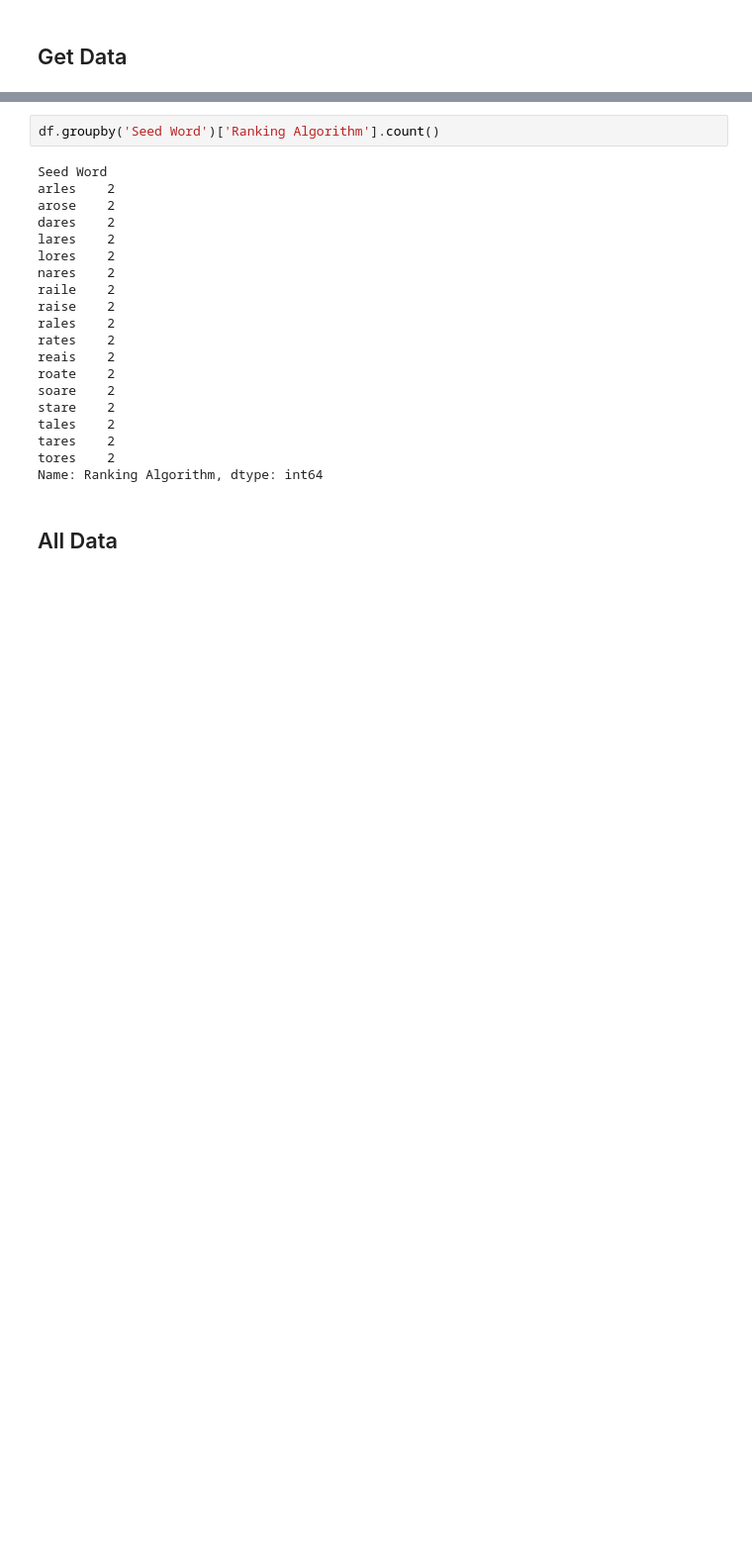
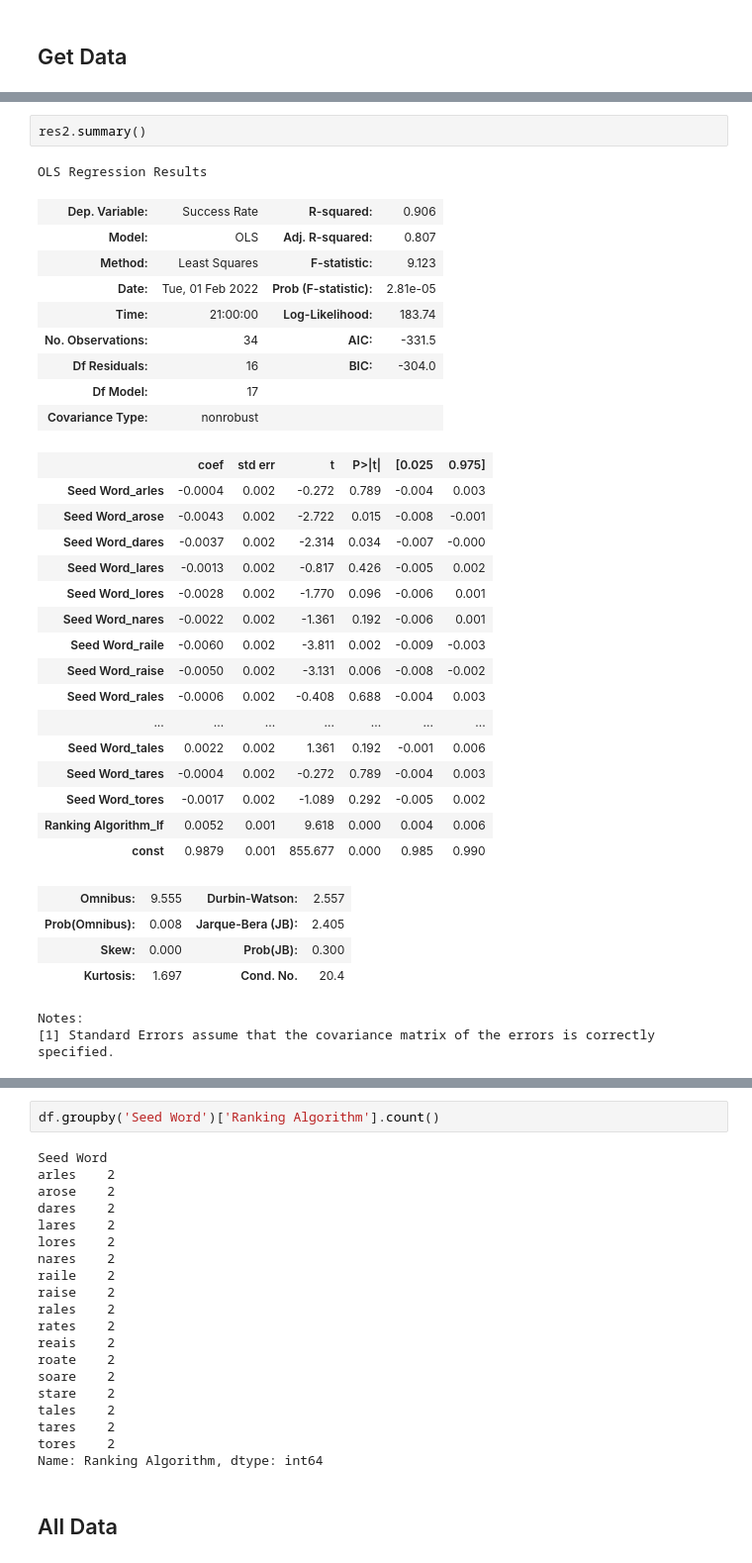
Before and after one commit to chrischow/wordle_solver, a Jupyter notebook: kaggle_kernel_output.ipynb, the cells around one changed output, grey strips where cells are left out. Shown at 99% size. Saved outputs shown, nothing was run; the diff lists cells and outputs as text; blank space fills up the shorter version.

```diff
--- a/kaggle_kernel_output.ipynb
+++ b/kaggle_kernel_output.ipynb
@@ -149,0 +190,35 @@ df.sort_values('Mean Steps').groupby('Ranking Algorithm').first()
+# %%
+res2.summary()
+# %% [output]
+OLS Regression Results
+| Dep. Variable: | Success Rate | R-squared: | 0.906 |
+| Model: | OLS | Adj. R-squared: | 0.807 |
+| Method: | Least Squares | F-statistic: | 9.123 |
+| Date: | Tue, 01 Feb 2022 | Prob (F-statistic): | 2.81e-05 |
+| Time: | 21:00:00 | Log-Likelihood: | 183.74 |
+| No. Observations: | 34 | AIC: | -331.5 |
+| Df Residuals: | 16 | BIC: | -304.0 |
+| Df Model: | 17 |  |  |
+| Covariance Type: | nonrobust |  |  |
+|  | coef | std err | t | P>|t| | [0.025 | 0.975] |
+| Seed Word_arles | -0.0004 | 0.002 | -0.272 | 0.789 | -0.004 | 0.003 |
+| Seed Word_arose | -0.0043 | 0.002 | -2.722 | 0.015 | -0.008 | -0.001 |
+| Seed Word_dares | -0.0037 | 0.002 | -2.314 | 0.034 | -0.007 | -0.000 |
+| Seed Word_lares | -0.0013 | 0.002 | -0.817 | 0.426 | -0.005 | 0.002 |
+| Seed Word_lores | -0.0028 | 0.002 | -1.770 | 0.096 | -0.006 | 0.001 |
+| Seed Word_nares | -0.0022 | 0.002 | -1.361 | 0.192 | -0.006 | 0.001 |
+| Seed Word_raile | -0.0060 | 0.002 | -3.811 | 0.002 | -0.009 | -0.003 |
+| Seed Word_raise | -0.0050 | 0.002 | -3.131 | 0.006 | -0.008 | -0.002 |
+| Seed Word_rales | -0.0006 | 0.002 | -0.408 | 0.688 | -0.004 | 0.003 |
+| ... | ... | ... | ... | ... | ... | ... |
+| Seed Word_tales | 0.0022 | 0.002 | 1.361 | 0.192 | -0.001 | 0.006 |
+| Seed Word_tares | -0.0004 | 0.002 | -0.272 | 0.789 | -0.004 | 0.003 |
+| Seed Word_tores | -0.0017 | 0.002 | -1.089 | 0.292 | -0.005 | 0.002 |
+| Ranking Algorithm_lf | 0.0052 | 0.001 | 9.618 | 0.000 | 0.004 | 0.006 |
+| const | 0.9879 | 0.001 | 855.677 | 0.000 | 0.985 | 0.990 |
+| Omnibus: | 9.555 | Durbin-Watson: | 2.557 |
+| Prob(Omnibus): | 0.008 | Jarque-Bera (JB): | 2.405 |
+| Skew: | 0.000 | Prob(JB): | 0.300 |
+| Kurtosis: | 1.697 | Cond. No. | 20.4 |
+Notes:
+[1] Standard Errors assume that the covariance matrix of the errors is correctly specified.
```
Also changed, not shown: parts of 21 cells of this notebook, 37 other files.
